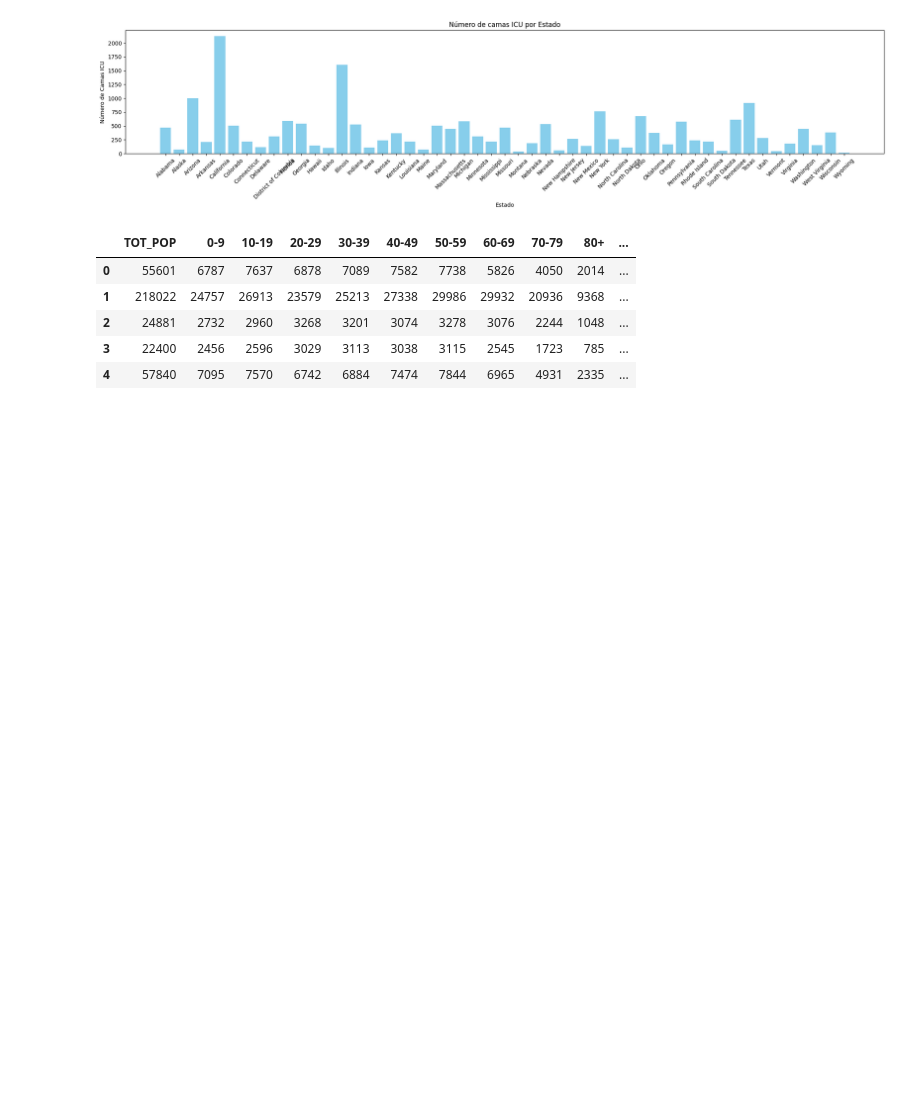
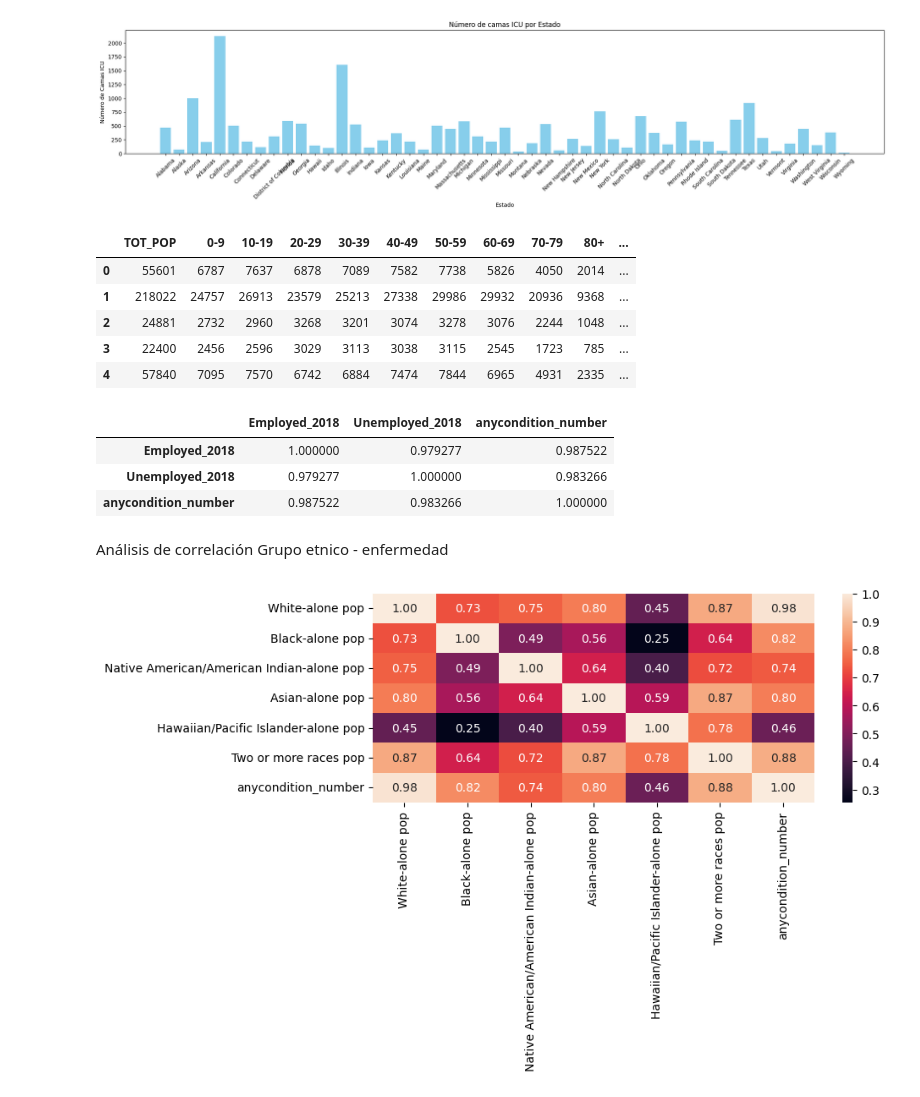
Before and after one commit to RmVa23/regularized-linear-regression, a Jupyter notebook: src/explore.ipynb, the cells around one changed output. Cells and saved outputs as stored; diff of their text form; code cells hidden in the pictures; blank space fills up the shorter version.

Commit message:
análisis de correlación

```diff
--- a/src/explore.ipynb
+++ b/src/explore.ipynb
@@ -352,3 +352,32 @@ data.head()
 | 2 | 24881 | 2732 | 2960 | 3268 | 3201 | 3074 | 3278 | 3076 | 2244 | 1048 | ... |
 | 3 | 22400 | 2456 | 2596 | 3029 | 3113 | 3038 | 3115 | 2545 | 1723 | 785 | ... |
 | 4 | 57840 | 7095 | 7570 | 6742 | 6884 | 7474 | 7844 | 6965 | 4931 | 2335 | ... |
+# %%
+data[['Employed_2018', 'Unemployed_2018', 'anycondition_number']].corr()
+
+# La correlación entre "Employed_2018" y "Unemployed_2018" es muy alta (0.979277), lo que sugiere una fuerte relación entre el número de empleados y desempleados en 2018. Esto es esperable, ya que la suma de empleados y desempleados debería dar el total de la población activa en un área determinada.
+
+# La correlación entre "Employed_2018" y "anycondition_number" es muy alta (0.987522), lo que sugiere que hay una fuerte relación entre el número de empleados en 2018 y el número total de personas con alguna enfermedad. Esto podría indicar que la salud de la población está relacionada con su situación laboral.
+
+# La correlación entre "Unemployed_2018" y "anycondition_number" también es muy alta (0.983266), lo que sugiere que hay una fuerte relación entre el número de desempleados en 2018 y el número total de personas con alguna enfermedad. Esto podría indicar que el desempleo podría estar relacionado con problemas de salud en la población.
+
+# En resumen, la matriz de correlación sugiere que tanto el empleo como el desempleo pueden estar relacionados con la salud de la población, y que estas variables podrían influirse mutuamente. Sin embargo, es importante recordar que la correlación no implica causalidad, y se necesitarían más análisis para determinar la naturaleza exacta de estas relaciones.
+# %% [output]
+|  | Employed_2018 | Unemployed_2018 | anycondition_number |
+| Employed_2018 | 1.000000 | 0.979277 | 0.987522 |
+| Unemployed_2018 | 0.979277 | 1.000000 | 0.983266 |
+| anycondition_number | 0.987522 | 0.983266 | 1.000000 |
+# %% [markdown]
+Análisis de correlación Grupo etnico - enfermedad
+# %%
+fig, axis = plt.subplots(figsize = (10, 6))
+
+sns.heatmap(total_data[["White-alone pop", "Black-alone pop", "Native American/American Indian-alone pop",
+                        "Asian-alone pop", "Hawaiian/Pacific Islander-alone pop", "Two or more races pop",
+                        "anycondition_number"]].corr(), annot = True, fmt = ".2f")
+
+plt.tight_layout()
+
+plt.show()
+# %% [output]
+[figure, added]
```
Also changed, not shown: parts of 4 cells of this notebook.
